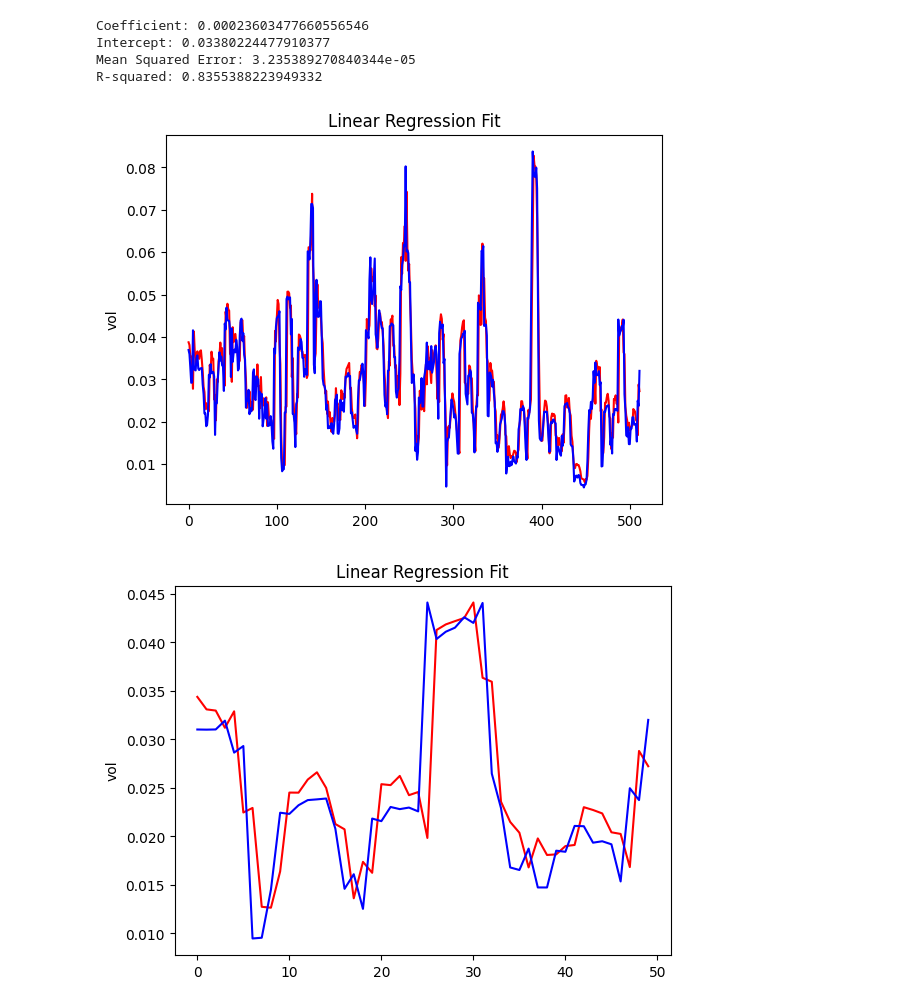
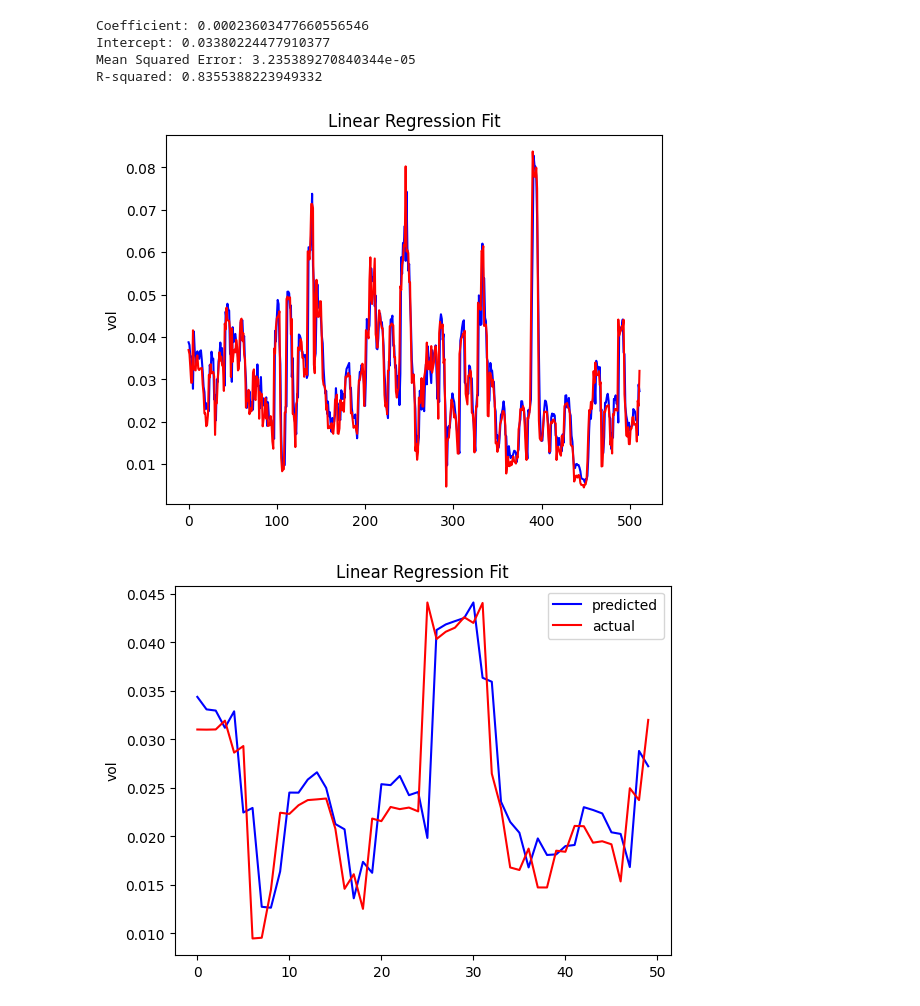
Before and after one commit to frankli073/variance_prediction, a Jupyter notebook: models/linear_regression.ipynb, the cells around one changed output. Cells and saved outputs as stored; diff of their text form; code cells hidden in the pictures.

```diff
--- a/models/linear_regression.ipynb
+++ b/models/linear_regression.ipynb
@@ -52,18 +52,19 @@ Intercept: 0.03380224477910377
 Mean Squared Error: 3.235389270840344e-05
 R-squared: 0.8355388223949332
 # %%
-plt.plot(y_pred, color='red')  # regression line
-plt.plot(y_test, color='blue')
+plt.plot(y_pred, color='blue')  # regression line
+plt.plot(y_test, color='red')
 plt.ylabel("vol")
 plt.title("Linear Regression Fit")
 plt.show()
 # %% [output]
-[figure, old version]
+[figure, new version]
 # %%
-plt.plot(y_pred[-50:], color='red')  # regression line
-plt.plot(y_test[-50:], color='blue')
+plt.plot(y_pred[-50:], color='blue', label='predicted')  # regression line
+plt.plot(y_test[-50:], color='red', label='actual')
 plt.ylabel("vol")
 plt.title("Linear Regression Fit")
+plt.legend()
 plt.show()
 # %% [output]
-[figure, old version]
+[figure, new version]
```
Also changed, not shown: 1 other file.
